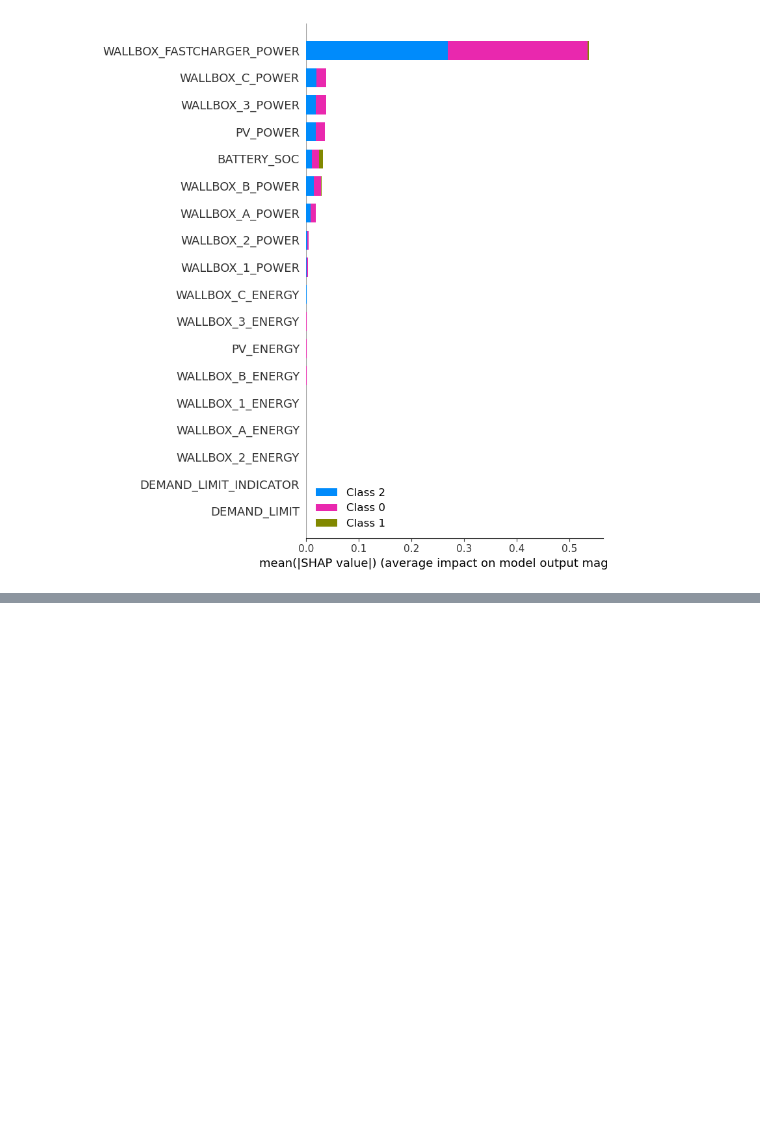
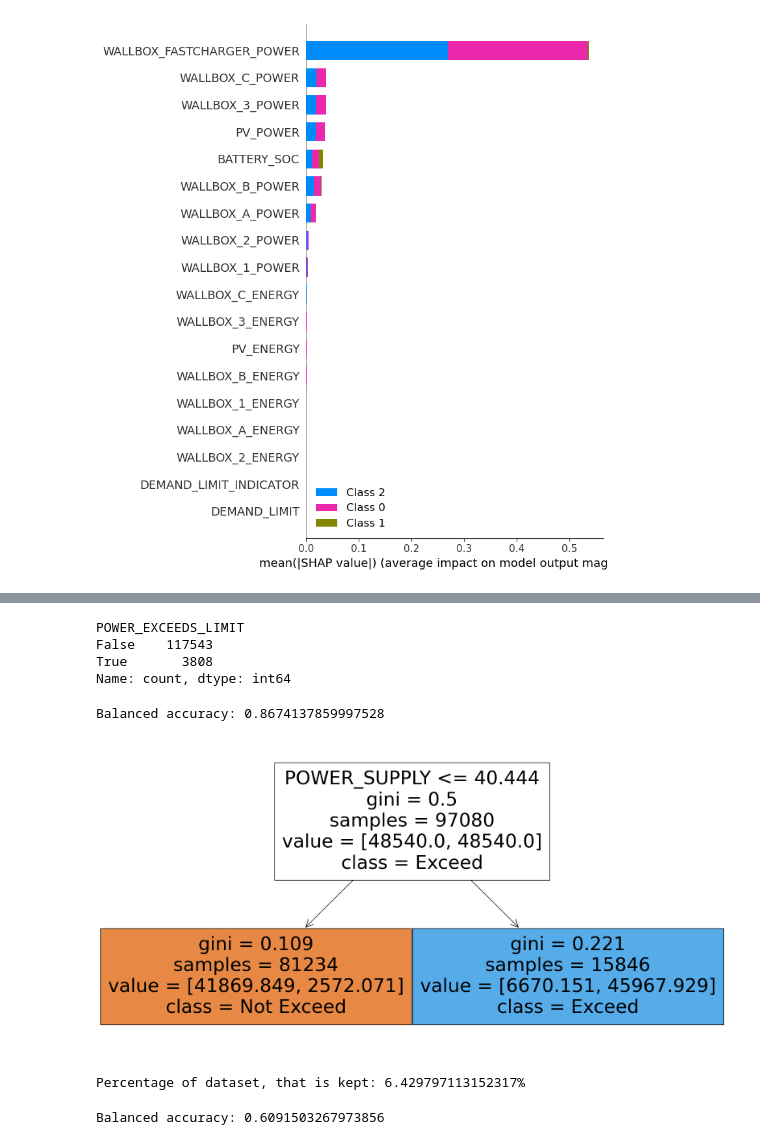
Before and after one commit to SanchoSamba/DS-project, a Jupyter notebook: Urh.ipynb, the cells around one changed output, grey strips where cells are left out. Drawn from its saved outputs; the diff is of its cells as text; code cells hidden in the pictures; blank space fills up the shorter version.

Commit message:
Second dataset

```diff
--- a/Urh.ipynb
+++ b/Urh.ipynb
@@ -542,0 +533,40 @@ Using `tqdm.autonotebook.tqdm` in notebook mode. Use `tqdm.tqdm` instead to forc
+# %%
+d_data["POWER_DEMAND"] = d_data["WALLBOX_1_POWER"] + d_data["WALLBOX_2_POWER"] + d_data["WALLBOX_3_POWER"] + d_data["WALLBOX_A_POWER"] + d_data["WALLBOX_B_POWER"] + d_data["WALLBOX_C_POWER"] + d_data["WALLBOX_FASTCHARGER_POWER"]
+d_data["POWER_SUPPLY"] = d_data["GARAGE_EXTERNAL_POWER"] + d_data["PV_POWER"] + d_data["BATTERY_DISCHARGE_POWER"]
+# %%
+d_data['_time'] = pd.to_datetime(d_data['_time'])
+# %%
+d_data["POWER_DEMAND_EXCEEDS_SUPPLY"] = d_data["POWER_DEMAND"] > d_data["POWER_SUPPLY"]
+d_data["POWER_EXCEEDS_LIMIT"] = d_data["GARAGE_EXTERNAL_POWER"] > d_data["DEMAND_LIMIT"]
+d_data["POWER_EXCEEDS_LIMIT"].value_counts()
+# %% [output]
+POWER_EXCEEDS_LIMIT
+False    117543
+True       3808
+Name: count, dtype: int64
+# %%
+features = d_data.drop(['POWER_EXCEEDS_LIMIT', '_time', 'GARAGE_EXTERNAL_POWER'], axis=1)
+target = d_data['POWER_EXCEEDS_LIMIT']
+
+
+X_train, X_test, y_train, y_test = train_test_split(features, target, test_size=0.2, random_state=42)
+
+
+clf = DecisionTreeClassifier(random_state=42, max_depth=1, class_weight='balanced')
+clf.fit(X_train, y_train)
+
+y_pred = clf.predict(X_test)
+
+accuracy = accuracy_score(y_test, y_pred)
+print(f"Balanced accuracy: {accuracy}")
+# %% [output]
+Balanced accuracy: 0.8674137859997528
+# %%
+import matplotlib.pyplot as plt
+from sklearn.tree import plot_tree
+
+plt.figure(figsize=(20,10))
+plot_tree(clf, filled=True, feature_names=features.columns, class_names=['Not Exceed', 'Exceed'])
+plt.show()
+# %% [output]
+[figure, added]
@@ -542,0 +579,6 @@ Using `tqdm.autonotebook.tqdm` in notebook mode. Use `tqdm.tqdm` instead to forc
+# %%
+df_GT = pd.concat([SOC_less_15, SOC_less_40_1, SOC_less_40_2, SOC_more_40], ignore_index=True)
+df_GT = df_GT.drop_duplicates()
+print(f"Percentage of dataset, that is kept: {len(df_GT)/len(s_data)*100}%")
+# %% [output]
+Percentage of dataset, that is kept: 6.429797113152317%
@@ -542,0 +612,12 @@ Using `tqdm.autonotebook.tqdm` in notebook mode. Use `tqdm.tqdm` instead to forc
+# %%
+DROPPED_COLUMNS = ['DEMAND_LIMIT', 'DRAWN_FROM', '_time', "BATTERY_DISCHARGED_ENERGY", 'GARAGE_EXTERNAL_POWER', 'POWER_SUPPLY', 'BATTERY_DISCHARGE_POWER', 'POWER_DEMAND_EXCEEDS_SUPPLY', 'POWER_EXCEEDS_LIMIT',
+                   'POWER_DEMAND', 'WALLBOX_FASTCHARGER_ENERGY', 'WALLBOX_ALPHA_ENERGY', 'WALLBOX_ALPHA_POWER', 'BATTERY_CHARGED_ENERGY']
+tree = DecisionTreeClassifier(random_state=42, max_depth=2, class_weight='balanced')
+y = df_GT['DRAWN_FROM']
+X = df_GT[['BATTERY_SOC']]     #.drop(DROPPED_COLUMNS, axis=1)
+X_train, X_test, y_train, y_test = train_test_split(X, y, test_size=0.2, random_state=42)
+tree.fit(X_train, y_train)
+accuracy = accuracy_score(y_test, tree.predict(X_test))
+print(f"Balanced accuracy: {accuracy}")
+# %% [output]
+Balanced accuracy: 0.6091503267973856
```
Also changed, not shown: parts of 22 cells of this notebook.
